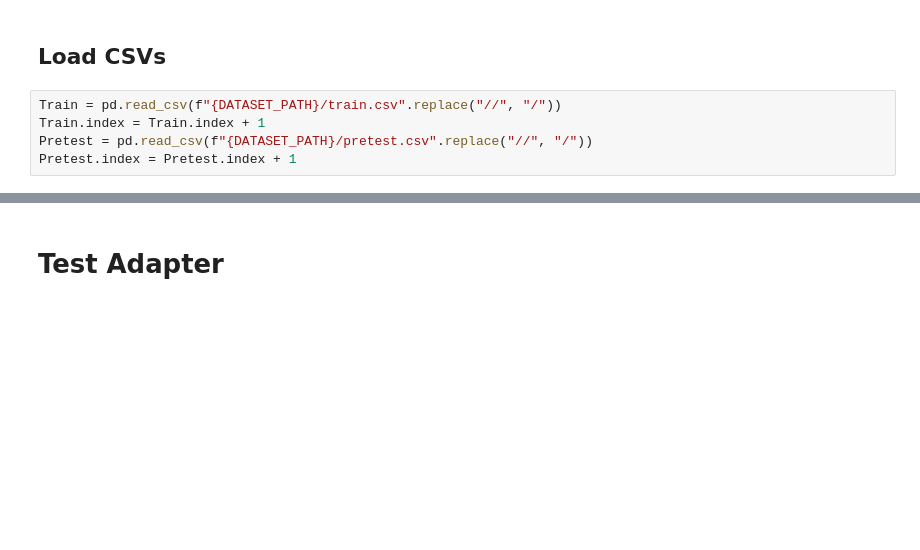
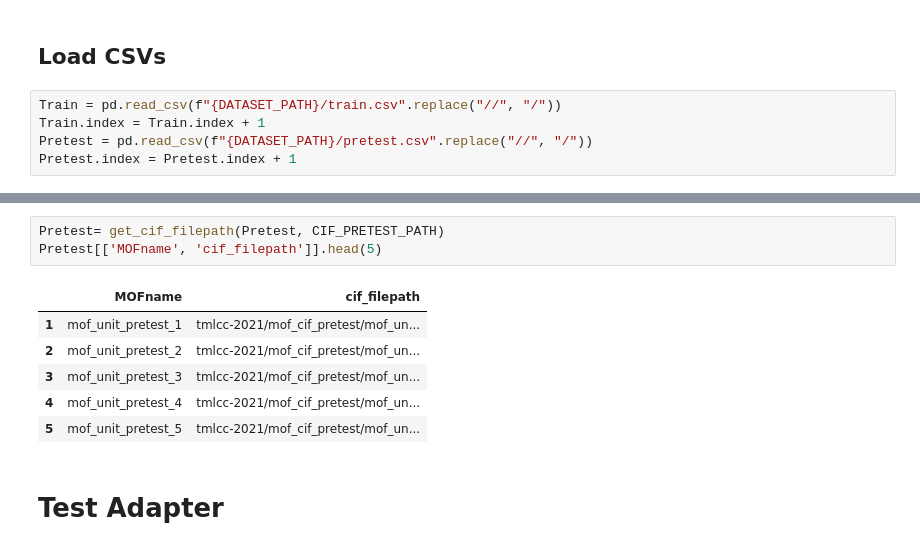
Before and after one commit to batprem/tmlcc-hackathon, a Jupyter notebook: preprocess.ipynb, the cells around one changed output, grey strips where cells are left out. Saved outputs shown, nothing was run; the diff lists cells and outputs as text; blank space fills up the shorter version.

```diff
--- a/preprocess.ipynb
+++ b/preprocess.ipynb
@@ -51,6 +57,16 @@ Train[['MOFname', 'cif_filepath']].head(5)
 | 3 | mof_unit_3 | tmlcc-2021/mof_cif_train/mof_unit... |
 | 4 | mof_unit_4 | tmlcc-2021/mof_cif_train/mof_unit... |
 | 5 | mof_unit_5 | tmlcc-2021/mof_cif_train/mof_unit... |
+# %%
+Pretest= get_cif_filepath(Pretest, CIF_PRETEST_PATH)
+Pretest[['MOFname', 'cif_filepath']].head(5)
+# %% [output]
+|  | MOFname | cif_filepath |
+| 1 | mof_unit_pretest_1 | tmlcc-2021/mof_cif_pretest/mof_un... |
+| 2 | mof_unit_pretest_2 | tmlcc-2021/mof_cif_pretest/mof_un... |
+| 3 | mof_unit_pretest_3 | tmlcc-2021/mof_cif_pretest/mof_un... |
+| 4 | mof_unit_pretest_4 | tmlcc-2021/mof_cif_pretest/mof_un... |
+| 5 | mof_unit_pretest_5 | tmlcc-2021/mof_cif_pretest/mof_un... |
 # %% [markdown]
 # Test Adapter
 # %% [markdown]
```
Also changed, not shown: parts of 14 cells of this notebook, 6 other files.
